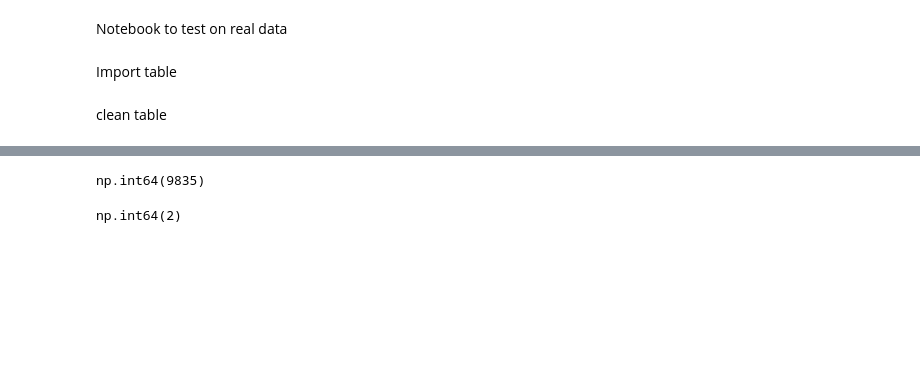
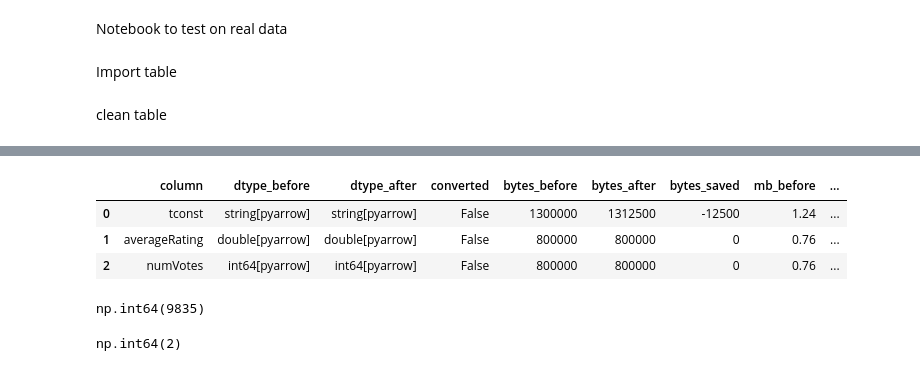
Before and after one commit to debeerpj/datkit, a Jupyter notebook: notebooks/first_profile.ipynb, the cells around one changed output, grey strips where cells are left out. Drawn from its saved outputs; the diff is of its cells as text; code cells hidden in the pictures; blank space fills up the shorter version.

```diff
--- a/notebooks/first_profile.ipynb
+++ b/notebooks/first_profile.ipynb
@@ -51,3 +90,10 @@ cleaning_report
+# %%
+title_ratingscleaning_report
+# %% [output]
+|  | column | dtype_before | dtype_after | converted | bytes_before | bytes_after | bytes_saved | mb_before | ... |
+| 0 | tconst | string[pyarrow] | string[pyarrow] | False | 1300000 | 1312500 | -12500 | 1.24 | ... |
+| 1 | averageRating | double[pyarrow] | double[pyarrow] | False | 800000 | 800000 | 0 | 0.76 | ... |
+| 2 | numVotes | int64[pyarrow] | int64[pyarrow] | False | 800000 | 800000 | 0 | 0.76 | ... |
 # %%
 def sample_records(df: pd.DataFrame, n=10000, seed=1) -> pd.DataFrame:
     """Return a sample of records from the DataFrame."""
```
Also changed, not shown: parts of 9 cells of this notebook, 8 other files.
